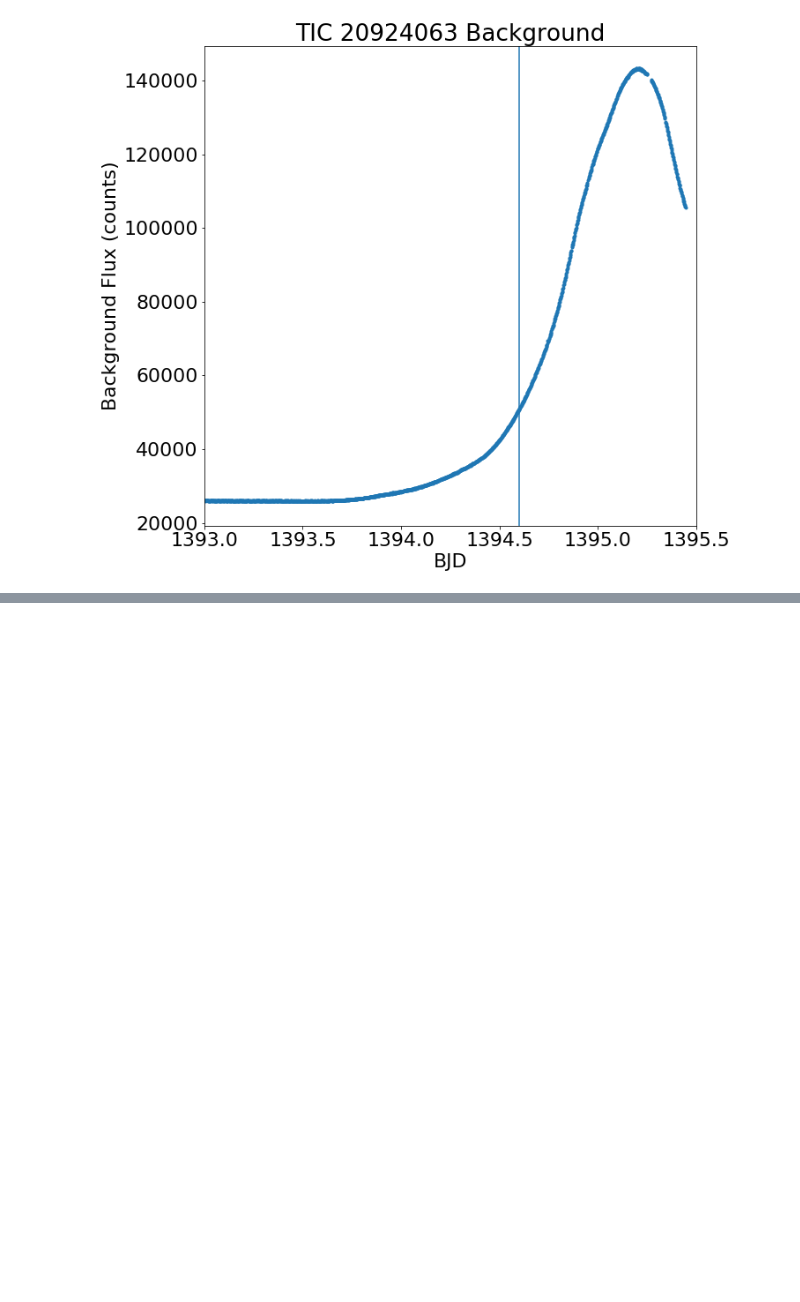
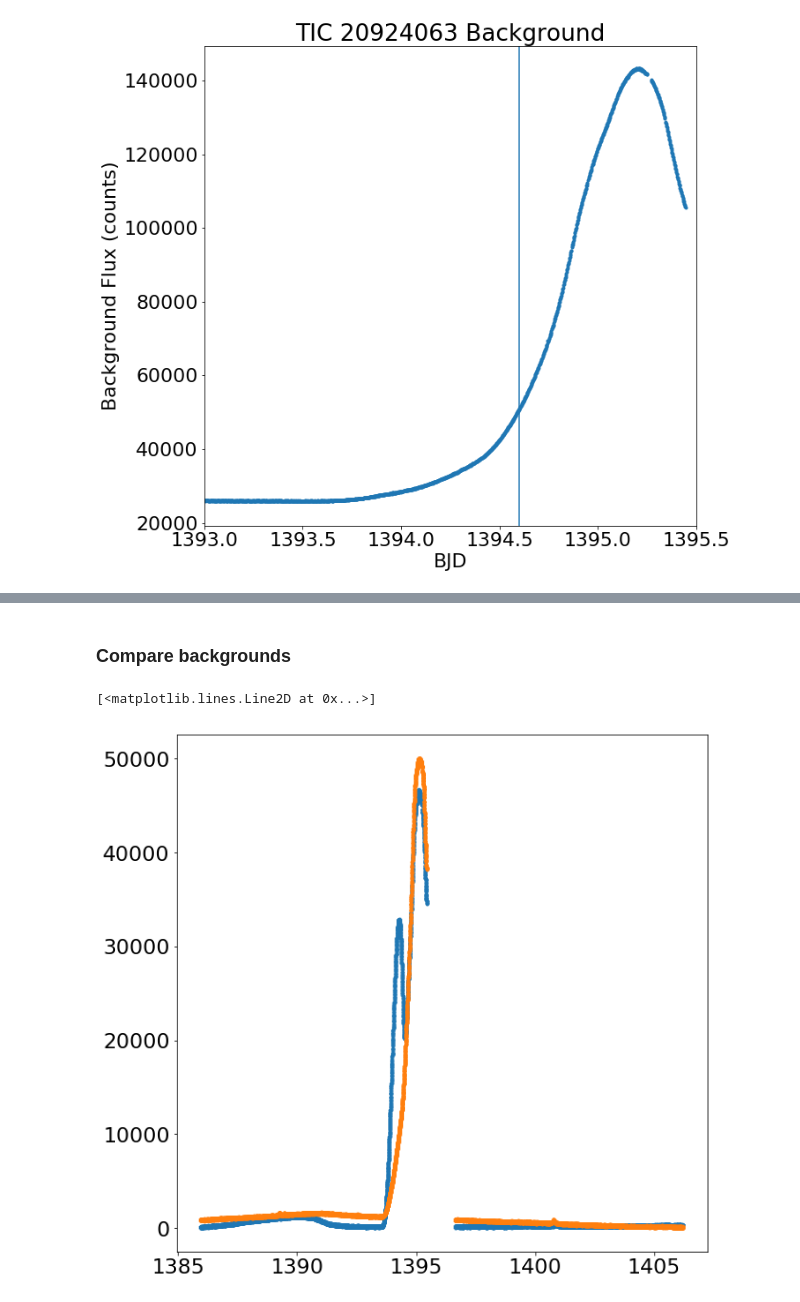
Before and after one commit to benjaminpope/tauceti, a Jupyter notebook: notebooks/random.ipynb, the cells around one changed output, grey strips where cells are left out. Drawn from its saved outputs; the diff is of its cells as text; code cells hidden in the pictures; blank space fills up the shorter version.

```diff
--- a/notebooks/random.ipynb
+++ b/notebooks/random.ipynb
@@ -58,3 +58,22 @@ Text(0.5, 1.0, 'TIC 20924063 Background')
 tpf.interact()
 # %% [output]
 [interactive output not drawn]
+# %% [markdown]
+### Compare backgrounds
+# %%
+tic12 = 10864081 # on 1-2 - this shows the dip!
+tic14 = 10756658 #  1-4 - no dip
+
+fname_tpf12 = lightkurve.search_targetpixelfile(tic12)
+tpf12 = fname_tpf12.download()
+background12 = tpf12.get_bkg_lightcurve()
+
+fname_tpf14 = lightkurve.search_targetpixelfile(tic14)
+tpf14 = fname_tpf14.download()
+background14 = tpf14.get_bkg_lightcurve()
+# %%
+plt.plot(background12.time,background12.flux-np.nanmin(background12.flux),'.')
+plt.plot(background14.time,background14.flux-np.nanmin(background14.flux),'.')
+# %% [output]
+[<matplotlib.lines.Line2D at 0x...>]
+[figure, added]
```
Also changed, not shown: parts of 2 cells of this notebook, 3 other files.
